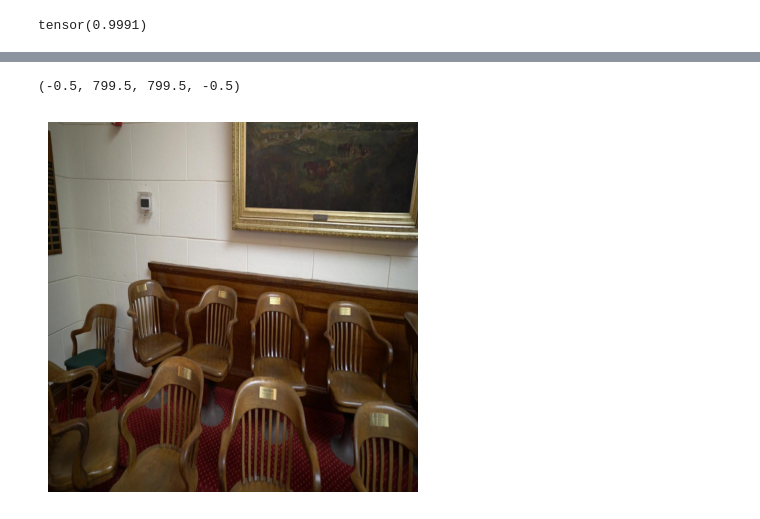
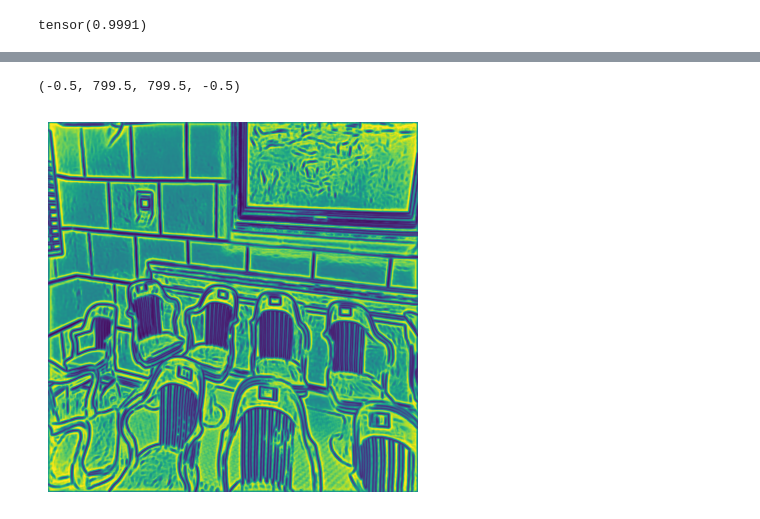
Before and after one commit to RaphaelKreft/glue-factory, a Jupyter notebook: notebooks/training_visualization.ipynb, the cells around one changed output, grey strips where cells are left out. Saved outputs shown, nothing was run; the diff lists cells and outputs as text; code cells hidden in the pictures.

```diff
--- a/notebooks/training_visualization.ipynb
+++ b/notebooks/training_visualization.ipynb
@@ -33,16 +31,14 @@ def numpy_image_to_torch(image):
 model_conf = {
     "name": "jpldd.joint_point_line_extractor",
     "model_name": "aliked-n16",
-    "nms_radius": 4,
-    "max_num_keypoints": 500,  # setting for training, for eval: -1
-    "detection_threshold": -1,
+    "max_num_keypoints": 1000,  # setting for training, for eval: -1
     "pretrained": True,
-    "timeit": False,  # override timeit: False from BaseModel
+    "timeit": True,  # override timeit: False from BaseModel
     "train_descriptors": {
         "do": False,  # if train is True, initialize ALIKED Light model form OTF Descriptor GT
         "device": None # device to house the lightweight ALIKED model
     }
 }
-#jpldd_model = load_experiment("../rk_jpldd_02/checkpoint_best.tar", model_conf)
-jpldd_model = JointPointLineDetectorDescriptor(model_conf)
+jpldd_model = load_experiment("../data/outputs/training/rk_jpldd_03/checkpoint_best.tar",model_conf)
+#jpldd_model = JointPointLineDetectorDescriptor({})
 # %% [output]
@@ -49,6 +46,5 @@ jpldd_model = JointPointLineDetectorDescriptor(model_conf)
 Load pretrained weights for aliked parts...
 # %%
-# DeepLSD Config
 conf_lines = {
     "min_length": 15,
     "max_num_lines": None,
@@ -64,38 +60,28 @@ conf_lines = {
     }
 }
 
-# Superpoint Config
 sp_conf = {
-    "max_num_keypoints": 500, # None
+    "max_num_keypoints": None,
     "nms_radius": 4,
-    "detection_threshold": -1, #0.005,
+    "detection_threshold": 0.005,
     "remove_borders": 4,
     "descriptor_dim": 256,
     "channels": [64, 64, 128, 128, 256],
     "dense_outputs": None,
     "weights": None,  # local path of pretrained weights
 }
+
+size = (800,800)
+
+
 deeplsd_model = DeepLSD(conf_lines)
 superpoint_model = SuperPoint(sp_conf)
 deeplsd_model.eval()
-
-size = (800,800)
 resize_func = Resize(size)
-
-
-# Read image
-SAMPLE_IMAGES = [
-    "../data/minidepth/images/5007/00045.jpg",
-    "../data/minidepth/images/5012/00052.jpg"
-]
-image_path = SAMPLE_IMAGES[0]
-
+image_path = "../data/mini_depth_100/00080.jpg"
 img = cv2.resize(cv2.imread(image_path),size)
-img_rgb = cv2.cvtColor(img, cv2.COLOR_BGR2RGB)
 img_torch = numpy_image_to_torch(img)
 img_torch = img_torch.unsqueeze(0)
-
-# Run Forward passes on all models
 with torch.no_grad():
     output_superpoint = superpoint_model({"image": img_torch})
     output_jpldd = jpldd_model({"image": img_torch})
@@ -155,8 +119,8 @@ list(colormaps)
 # %%
-plt.imshow(cv2.cvtColor(img, cv2.COLOR_BGR2RGB))
+plt.imshow(distance_field_jpldd)
 # plt.imshow(output_superpoint["heatmap"][0],interpolation="bilinear",vmin=0,vmax=0.05,cmap="viridis",alpha=0.95)
 plt.axis('off')
 # plt.show()
 # %% [output]
 (-0.5, 799.5, 799.5, -0.5)
-[figure, old version]
+[figure, new version]
```
Also changed, not shown: parts of 13 cells of this notebook.
